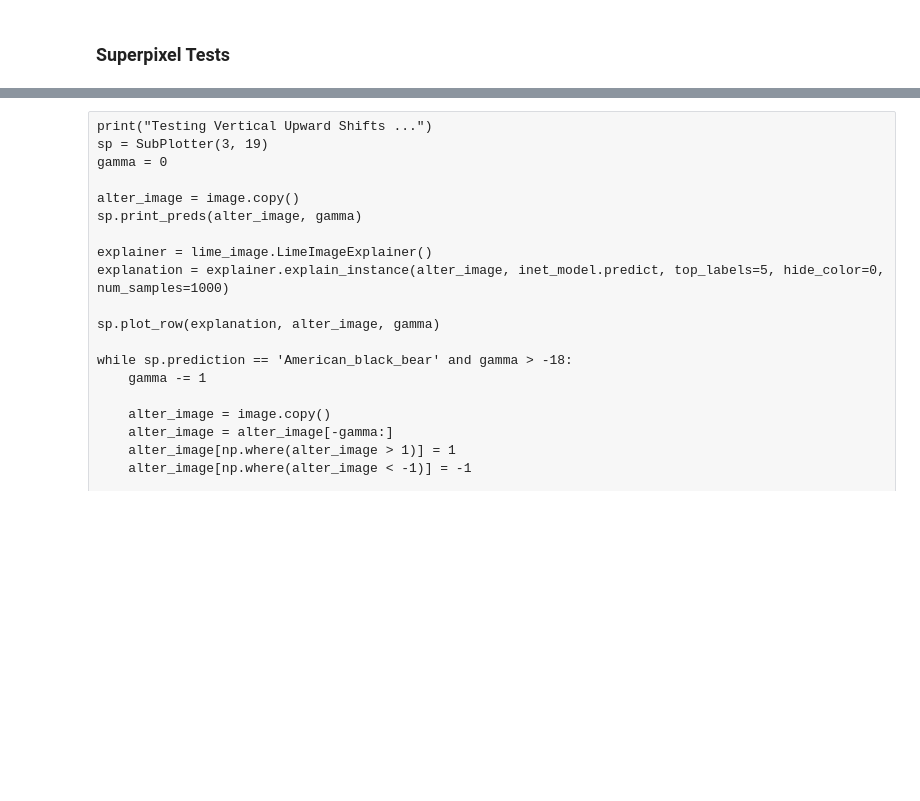
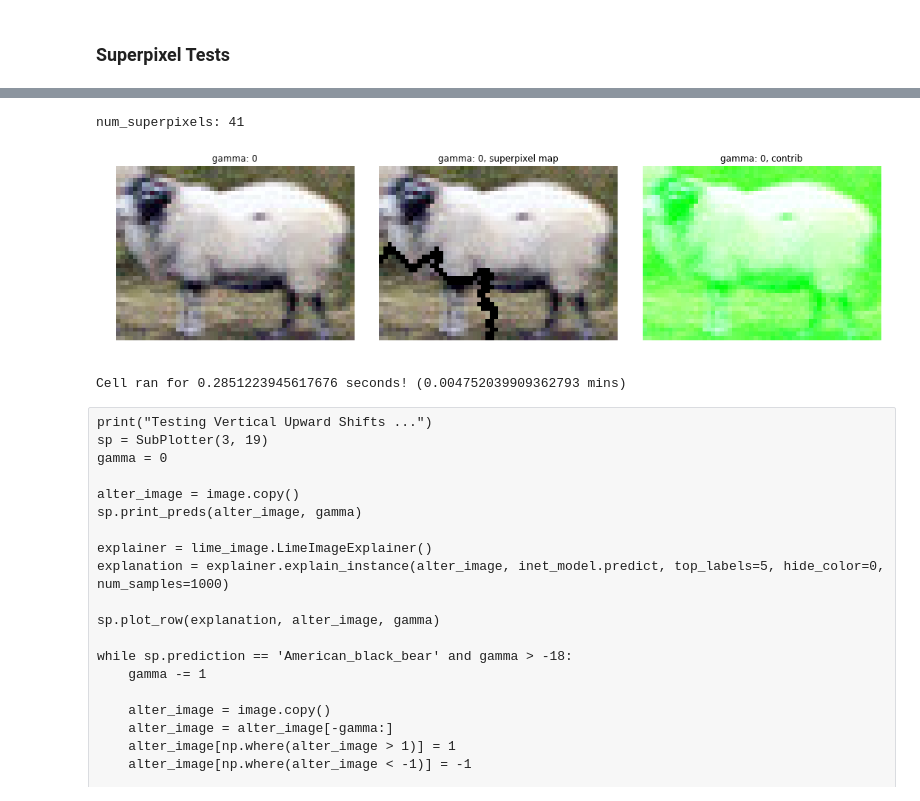
Before and after one commit to michaeltu1/Mask_RCNN, a Jupyter notebook: samples/lime_mask_rcnn.ipynb, the cells around one changed output, grey strips where cells are left out. Drawn from its saved outputs; the diff is of its cells as text; code cells hidden in the pictures; blank space fills up the shorter version.

```diff
--- a/samples/lime_mask_rcnn.ipynb
+++ b/samples/lime_mask_rcnn.ipynb
@@ -327,3 +335,12 @@ class SubPlotter:
+# %%
+sp = SubPlotter()
+alter_image = im.copy()
+sp.plot_row(explanation, alter_image, 0)
+sp.end()
+# %% [output]
+num_superpixels: 41
+[figure, added]
+Cell ran for 0.2851223945617676 seconds! (0.004752039909362793 mins)
 # %% [raw]
 print("Testing Vertical Upward Shifts ...")
 sp = SubPlotter(3, 19)
```
Also changed, not shown: parts of 7 cells of this notebook.
